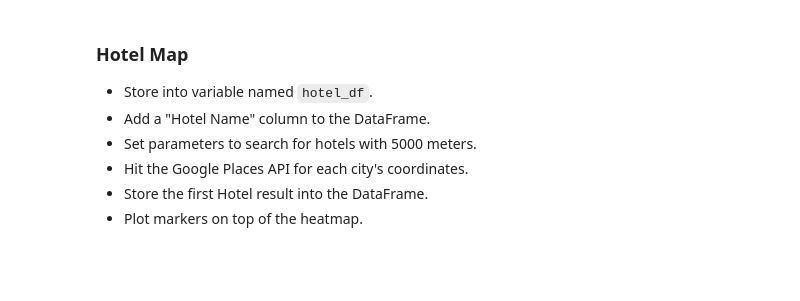
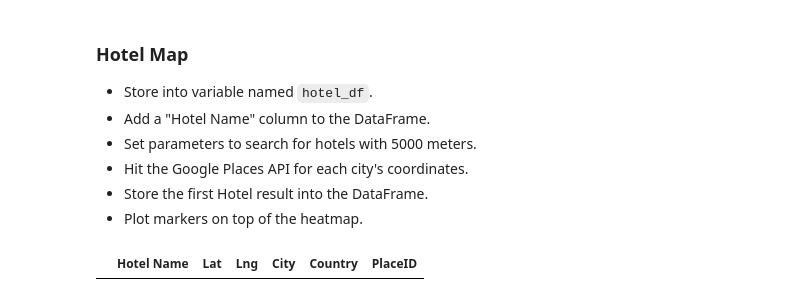
Before and after one commit to makeller234/python-api-challenge, a Jupyter notebook: VacationPy.ipynb, the cells around one changed output. Drawn from its saved outputs; the diff is of its cells as text; code cells hidden in the pictures; blank space fills up the shorter version.

```diff
--- a/VacationPy.ipynb
+++ b/VacationPy.ipynb
@@ -81,3 +88,15 @@ idealWeatherCities
 * Hit the Google Places API for each city's coordinates.
 * Store the first Hotel result into the DataFrame.
 * Plot markers on top of the heatmap.
+# %%
+hotel_df = pd.DataFrame(columns = ["Hotel Name"])
+
+hotel_df["Hotel Name"]= ""
+hotel_df["Lat"] = ""
+hotel_df["Lng"] = ""
+hotel_df["City"] = ""
+hotel_df["Country"]= ""
+hotel_df["PlaceID"]=""
+hotel_df.head()
+# %% [output]
+|  | Hotel Name | Lat | Lng | City | Country | PlaceID |
```
Also changed, not shown: parts of 12 cells of this notebook, 6 other files.
